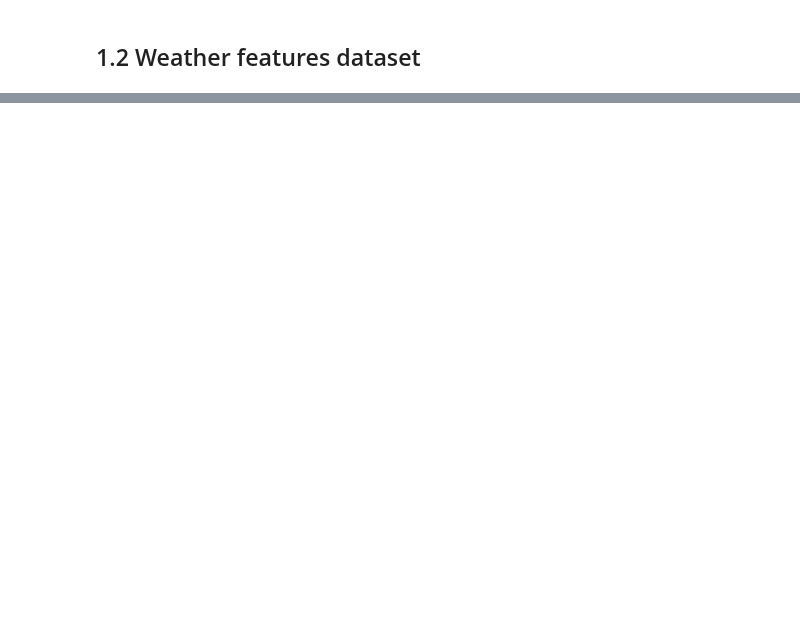
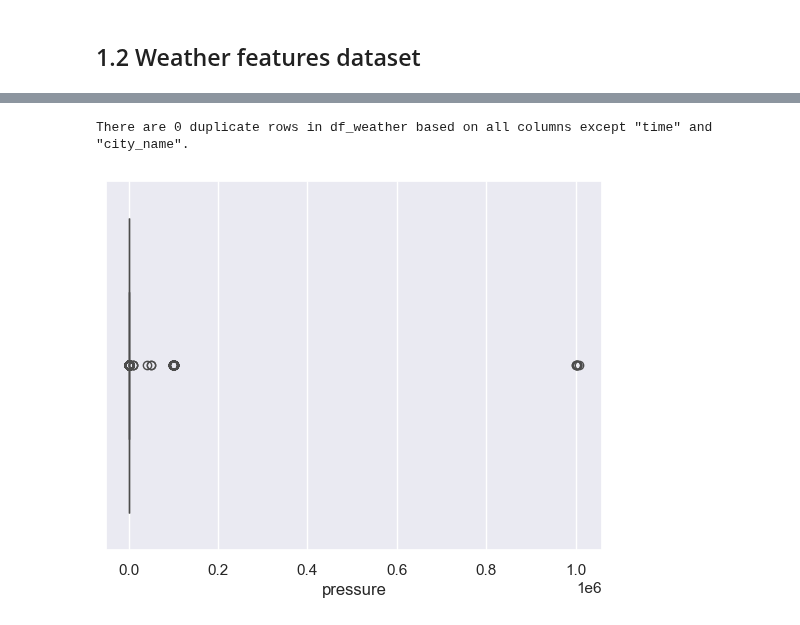
Before and after one commit to maxwebcloud/ep_forecasting, a Jupyter notebook: preprocessing.ipynb, the cells around one changed output, grey strips where cells are left out. Saved outputs shown, nothing was run; the diff lists cells and outputs as text; code cells hidden in the pictures; blank space fills up the shorter version.

```diff
--- a/preprocessing.ipynb
+++ b/preprocessing.ipynb
@@ -98,0 +236,10 @@ df_weather.head()
+# %%
+# Convert columns with int64 type values to float64 type
+
+df_weather = df_convert_dtypes(df_weather, np.int64, np.float64)
+# %%
+# Convert dt_iso to datetime type, rename it and set it as index
+
+df_weather['time'] = pd.to_datetime(df_weather['dt_iso'], utc=True)
+df_weather = df_weather.drop(['dt_iso'], axis=1)
+df_weather = df_weather.set_index('time')
@@ -98,0 +291,8 @@ df_weather.head()
+# %%
+# Create df_weather_2 and drop duplicate rows in df_weather
+
+df_weather_2 = df_weather.reset_index().drop_duplicates(subset=['time', 'city_name'],
+                                                        keep='last').set_index('time')
+
+df_weather = df_weather.reset_index().drop_duplicates(subset=['time', 'city_name'],
+                                                      keep='first').set_index('time')
@@ -98,0 +376,4 @@ df_weather.head()
+# %%
+# Drop columns with qualitative weather information
+df_weather = df_weather.drop(['weather_main', 'weather_id',
+                              'weather_description', 'weather_icon'], axis=1)
@@ -98,0 +399,16 @@ df_weather.head()
+# %%
+# Display the number of duplicates in df_weather
+
+temp_weather = df_weather.reset_index().duplicated(subset=['time', 'city_name'],
+                                                   keep='first').sum()
+print('There are {} duplicate rows in df_weather ' \
+      'based on all columns except "time" and "city_name".'.format(temp_weather))
+# %% [output]
+There are 0 duplicate rows in df_weather based on all columns except "time" and "city_name".
+# %%
+# Check for outliers in 'pressure' column
+
+sns.boxplot(x=df_weather['pressure'])
+plt.show()
+# %% [output]
+[figure, added]
```
Also changed, not shown: parts of 38 cells of this notebook.
